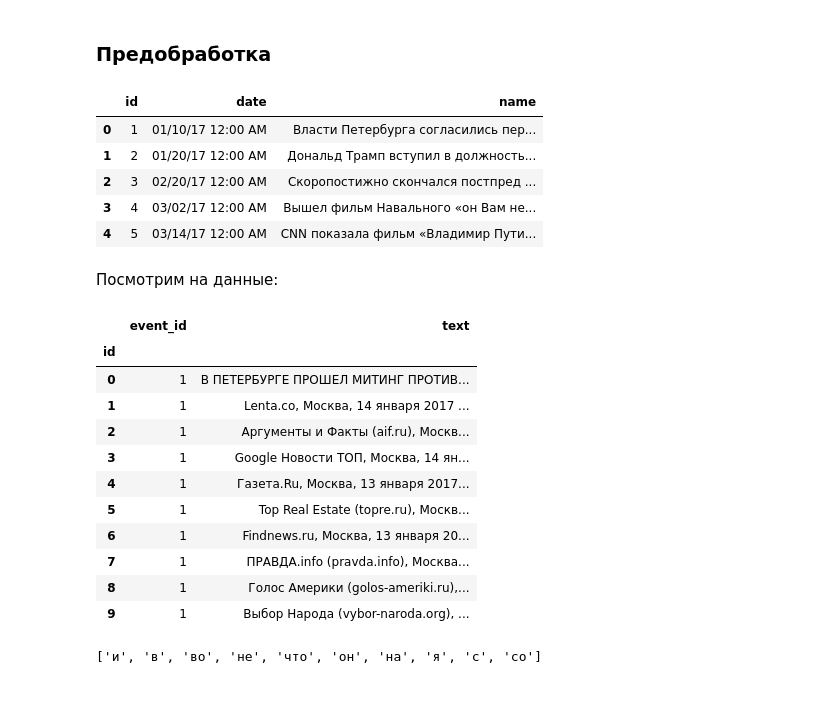
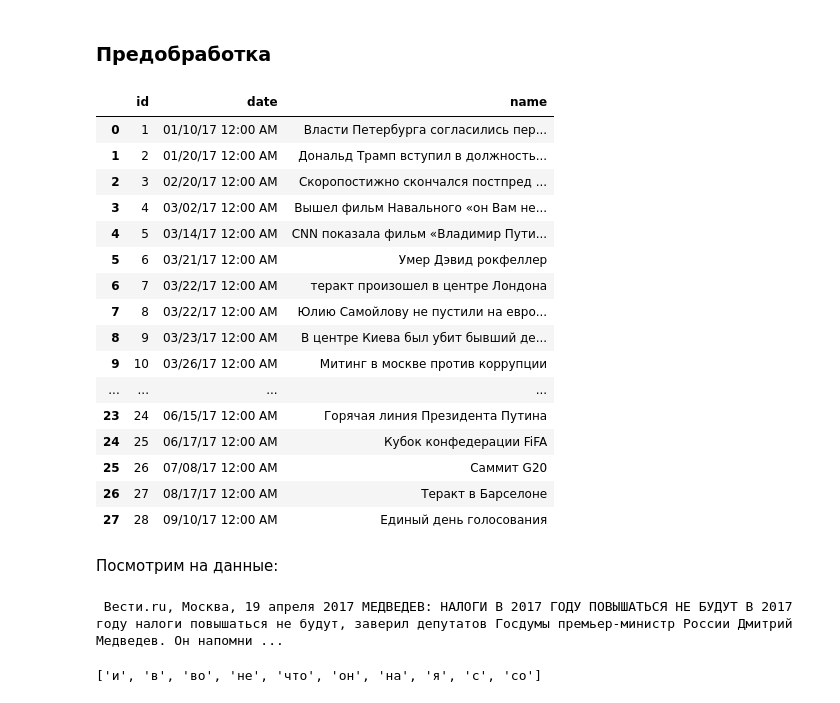
Before and after one commit to maryszmary/DPO_nlp, a Jupyter notebook: ML/seminars/clustering_and_svd.ipynb, the cells around one changed output. Drawn from its saved outputs; the diff is of its cells as text; code cells hidden in the pictures.

```diff
--- a/ML/seminars/clustering_and_svd.ipynb
+++ b/ML/seminars/clustering_and_svd.ipynb
@@ -18,31 +18,31 @@ import seaborn as sns
 df_events = pd.read_csv('events.csv')
 df_news = pd.read_csv('raw_news.csv', index_col='id')
 # %%
-df_events.head()
+df_events
 # %% [output]
 |  | id | date | name |
 | 0 | 1 | 01/10/17 12:00 AM | Власти Петербурга согласились пер... |
 | 1 | 2 | 01/20/17 12:00 AM | Дональд Трамп вступил в должность... |
 | 2 | 3 | 02/20/17 12:00 AM | Скоропостижно скончался постпред ... |
 | 3 | 4 | 03/02/17 12:00 AM | Вышел фильм Навального «он Вам не... |
 | 4 | 5 | 03/14/17 12:00 AM | CNN показала фильм «Владимир Пути... |
+| 5 | 6 | 03/21/17 12:00 AM | Умер Дэвид рокфеллер |
+| 6 | 7 | 03/22/17 12:00 AM | теракт произошел в центре Лондона |
+| 7 | 8 | 03/22/17 12:00 AM | Юлию Самойлову не пустили на евро... |
+| 8 | 9 | 03/23/17 12:00 AM | В центре Киева был убит бывший де... |
+| 9 | 10 | 03/26/17 12:00 AM | Митинг в москве против коррупции |
+| ... | ... | ... | ... |
+| 23 | 24 | 06/15/17 12:00 AM | Горячая линия Президента Путина |
+| 24 | 25 | 06/17/17 12:00 AM | Кубок конфедерации FiFA |
+| 25 | 26 | 07/08/17 12:00 AM | Саммит G20 |
+| 26 | 27 | 08/17/17 12:00 AM | Теракт в Барселоне |
+| 27 | 28 | 09/10/17 12:00 AM | Единый день голосования |
 # %% [markdown]
 Посмотрим на данные:
-# %%
-df_news.head(10)
-# %% [output]
-|  | event_id | text |
-| id |  |  |
-| 0 | 1 | В ПЕТЕРБУРГЕ ПРОШЕЛ МИТИНГ ПРОТИВ... |
-| 1 | 1 | Lenta.co, Москва, 14 января 2017 ... |
-| 2 | 1 | Аргументы и Факты (aif.ru), Москв... |
-| 3 | 1 | Google Новости ТОП, Москва, 14 ян... |
-| 4 | 1 | Газета.Ru, Москва, 13 января 2017... |
-| 5 | 1 | Top Real Estate (topre.ru), Москв... |
-| 6 | 1 | Findnews.ru, Москва, 13 января 20... |
-| 7 | 1 | ПРАВДА.info (pravda.info), Москва... |
-| 8 | 1 | Голос Америки (golos-ameriki.ru),... |
-| 9 | 1 | Выбор Народа (vybor-naroda.org), ... |
+# %%
+print(df_news[df_news['event_id'] == 14].iloc[1].text)
+# %% [output]
+ Вести.ru, Москва, 19 апреля 2017 МЕДВЕДЕВ: НАЛОГИ В 2017 ГОДУ ПОВЫШАТЬСЯ НЕ БУДУТ В 2017 году налоги повышаться не будут, заверил депутатов Госдумы премьер-министр России Дмитрий Медведев. Он напомни ...
 # %%
 # Загрузили стопслова для русского языка из nltk
 stopset = stopwords.words('russian')
```
Also changed, not shown: parts of 21 cells of this notebook.
